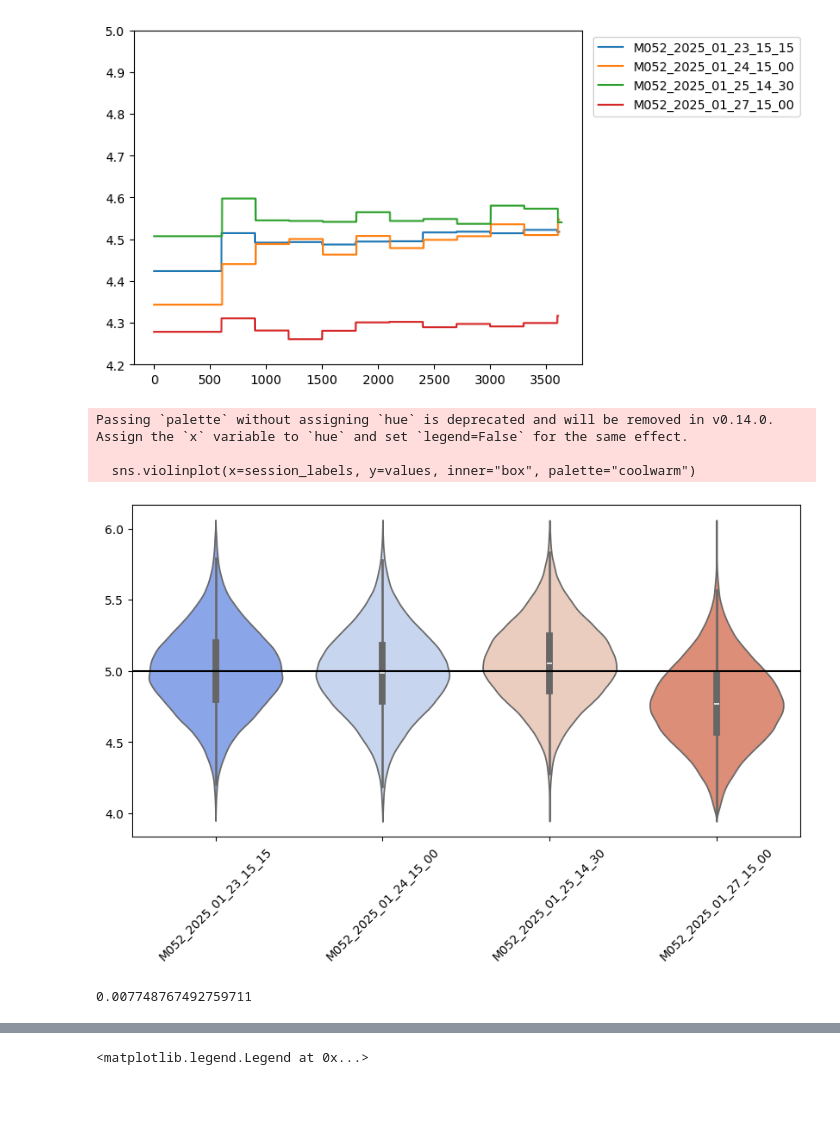
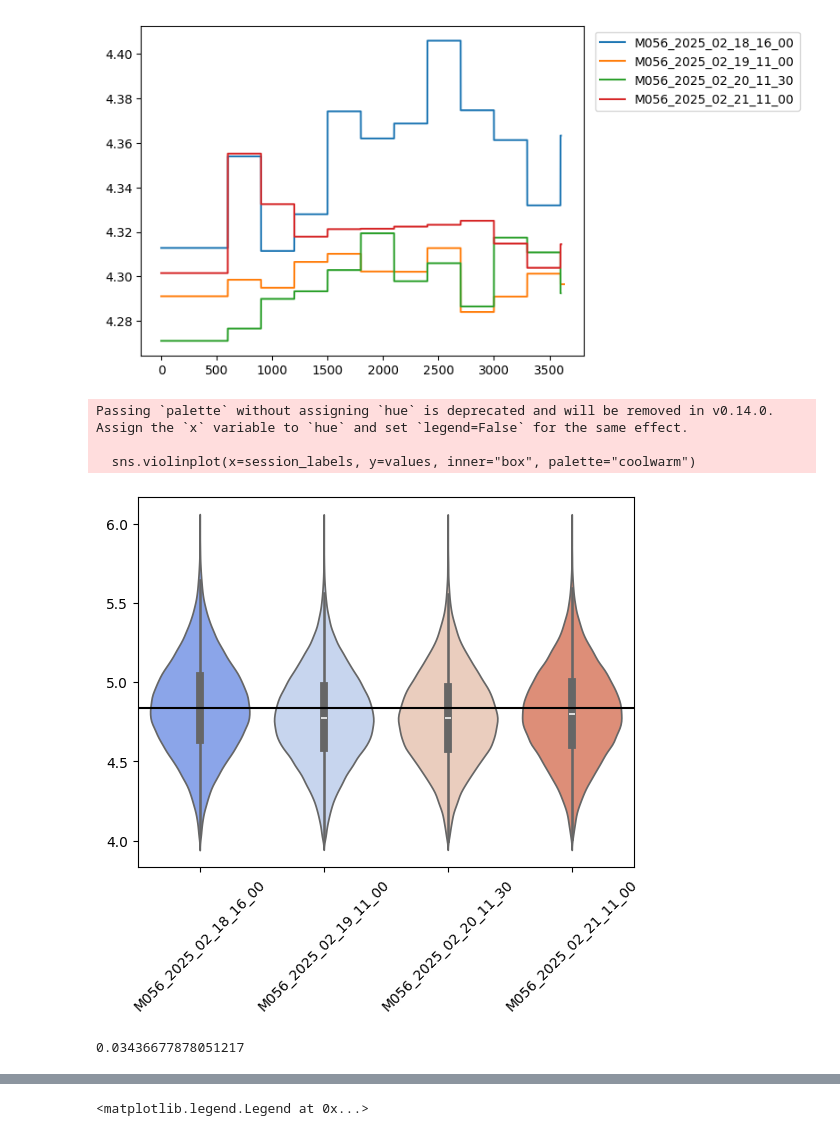
Before and after one commit to CeciliaGallego/opBCI_analysis, a Jupyter notebook: opBCI_analysis_multiple sessions.ipynb, the cells around one changed output, grey strips where cells are left out. Drawn from its saved outputs; the diff is of its cells as text; code cells hidden in the pictures; blank space fills up the shorter version.

```diff
--- a/opBCI_analysis_multiple sessions.ipynb
+++ b/opBCI_analysis_multiple sessions.ipynb
@@ -13,9 +13,9 @@ from util import prep
 from util import matlab_cca
 # %%
 # List of sessions
-# sessions = ["M052_2025_01_23_15_15", "M052_2025_01_24_15_00", "M052_2025_01_25_14_30", "M052_2025_01_27_15_00"]
-# sessions = ["M051_2025_02_05_16_00", "M051_2025_02_06_15_00", "M051_2025_02_07_15_30", "M051_2025_02_08_15_30","M051_2025_02_09_16_45", "M051_2025_02_10_16_00","M051_2025_02_11_11_30","M051_2025_02_12_15_30","M051_2025_02_13_15_00","M051_2025_02_14_15_00"]
-# sessions = ["M056_2025_02_18_16_00","M056_2025_02_19_11_00","M056_2025_02_20_11_30","M056_2025_02_21_11_00"]
+# sessions = ["M052_2025_01_23_15_15","M052_2025_01_24_15_00","M052_2025_01_25_14_30","M052_2025_01_27_15_00"]
+# sessions = ["M051_2025_02_05_16_00","M051_2025_02_06_15_00","M051_2025_02_07_15_30","M051_2025_02_08_15_30","M051_2025_02_09_16_45","M051_2025_02_10_16_00","M051_2025_02_11_11_30","M051_2025_02_12_15_30","M051_2025_02_13_15_00","M051_2025_02_14_15_00"]
+sessions = ["M056_2025_02_18_16_00","M056_2025_02_19_11_00","M056_2025_02_20_11_30","M056_2025_02_21_11_00"]
 
 data_dir = 'C:/Users/Cecilia/data/raw'
 
@@ -128,10 +128,10 @@ for session, logs in session_logs:
     pca2_all.append(pca2)
 # %%
 for session in range(len(sessions)):
-    t = time_cursor_all[session]-time_cursor_all[session][0]
+    t = time_cursor_all[session]-time_cursor_all[session][0] # so all thresholds start at 0
     plt.plot(t,th_value_all[session], label=sessions[session])
     plt.legend(loc='upper right', bbox_to_anchor=(1.5, 1))
 
-    plt.ylim(4.2,5)
+    # plt.ylim(4.2,5)
 # %% [output]
-[figure, old version]
+[figure, new version]
@@ -143,27 +138,27 @@ for session in range(len(sessions)):
 # %%
 # Define filter range
 lower_bound, upper_bound = 4, 6
 
 filtered_cursor_all = [session[(session >= lower_bound) & (session <= upper_bound)] for session in cursor_all]
 filtered_data = [(sessions[i], value) for i, session in enumerate(filtered_cursor_all) for value in session]
 
 session_labels, values = zip(*filtered_data)
 
 # Create a violin plot
-plt.figure(figsize=(10, 5))
+# plt.figure(figsize=(10, 5))
 sns.violinplot(x=session_labels, y=values, inner="box", palette="coolwarm")
 plt.xticks(rotation=45)
 plt.axhline(y=np.mean(cursor_all[0]),color='k')
 
 plt.show()
 # %% [output]
 Passing `palette` without assigning `hue` is deprecated and will be removed in v0.14.0. Assign the `x` variable to `hue` and set `legend=False` for the same effect.
 
   sns.violinplot(x=session_labels, y=values, inner="box", palette="coolwarm")
-[figure, old version]
+[figure, new version]
 # %%
 np.sum((cursor_all[0]<4.3)) / cursor_all[0].shape[0]
 # %% [output]
-0.007748767492759711
+0.03436677878051217
 # %%
 for session in range(len(sessions)):
```
Also changed, not shown: parts of 4 cells of this notebook.
